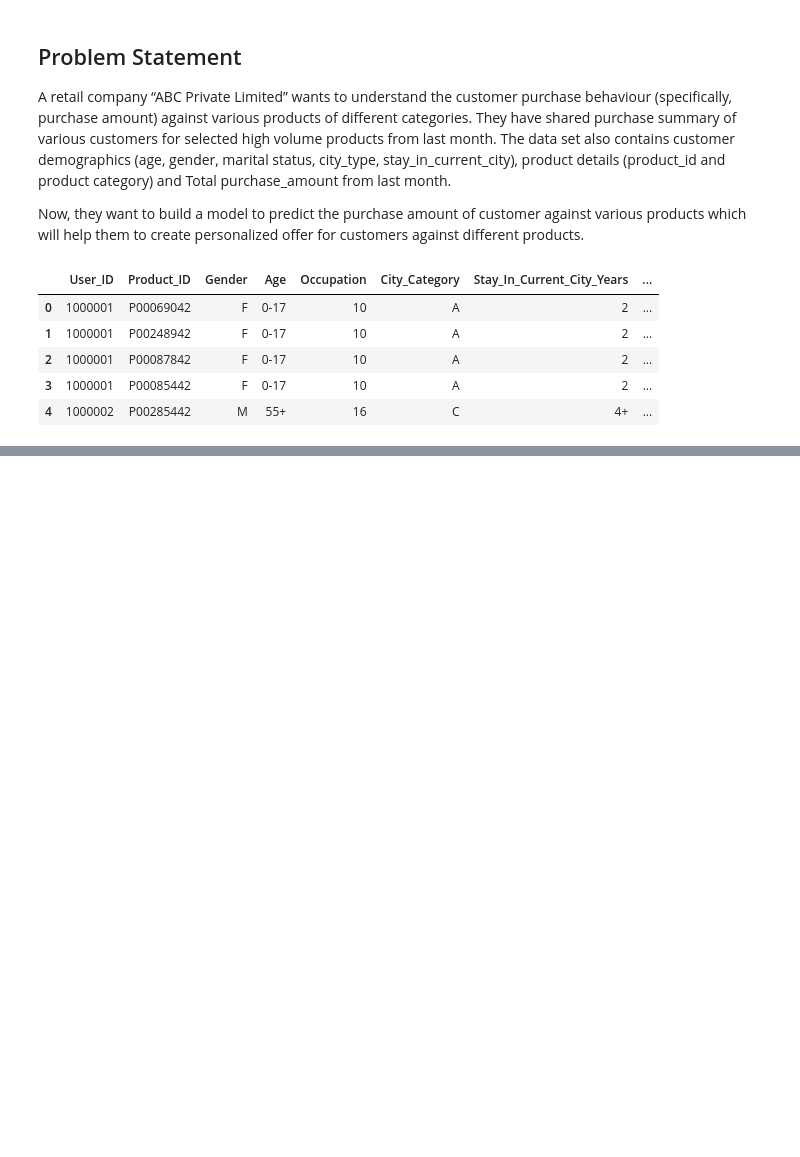
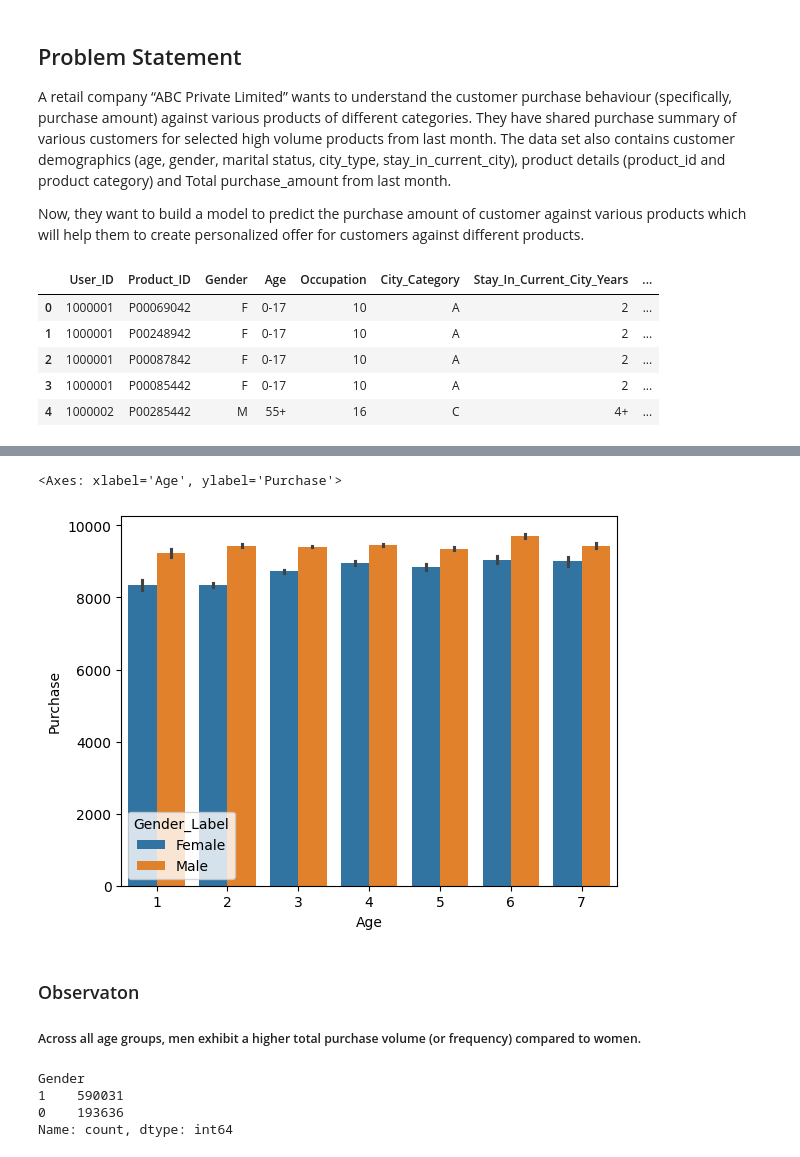
Before and after one commit to Sohailmateen/Exploratory-Data-Analysis-Projects, a Jupyter notebook: Blk_Friday_EDA/main.ipynb, the cells around one changed output, grey strips where cells are left out. Drawn from its saved outputs; the diff is of its cells as text; code cells hidden in the pictures; blank space fills up the shorter version.

```diff
--- a/Blk_Friday_EDA/main.ipynb
+++ b/Blk_Friday_EDA/main.ipynb
@@ -27,0 +440,30 @@ df_train.head()
+# %%
+# Create a dictionary to map the numeric codes to desired labels
+# Based on common conventions, we'll assume 1 is 'Male' and 0 is 'Female',
+# but if you know the correct mapping for your dataset, adjust it here.
+
+# Mapping to achieve: 'Male' in Orange (1) and 'Female' in Blue (0)
+gender_mapping = {
+    1: 'Male',    # 1 becomes 'Male'
+    0: 'Female'   # 0 becomes 'Female'
+}
+
+# 1. Temporarily replace the 'Gender' column values in a copy of the DataFrame
+df_labeled = df.copy()
+df_labeled['Gender_Label'] = df_labeled['Gender'].replace(gender_mapping)
+# %%
+# 2. Run the barplot using the new labeled column
+sns.barplot(data=df_labeled, x='Age', y='Purchase', hue='Gender_Label')
+# %% [output]
+<Axes: xlabel='Age', ylabel='Purchase'>
+[figure, added]
+# %% [markdown]
+### Observaton
+##### Across all age groups, men exhibit a higher total purchase volume (or frequency) compared to women.
+# %%
+df['Gender'].value_counts()
+# %% [output]
+Gender
+1    590031
+0    193636
+Name: count, dtype: int64
```
Also changed, not shown: parts of 69 cells of this notebook.
